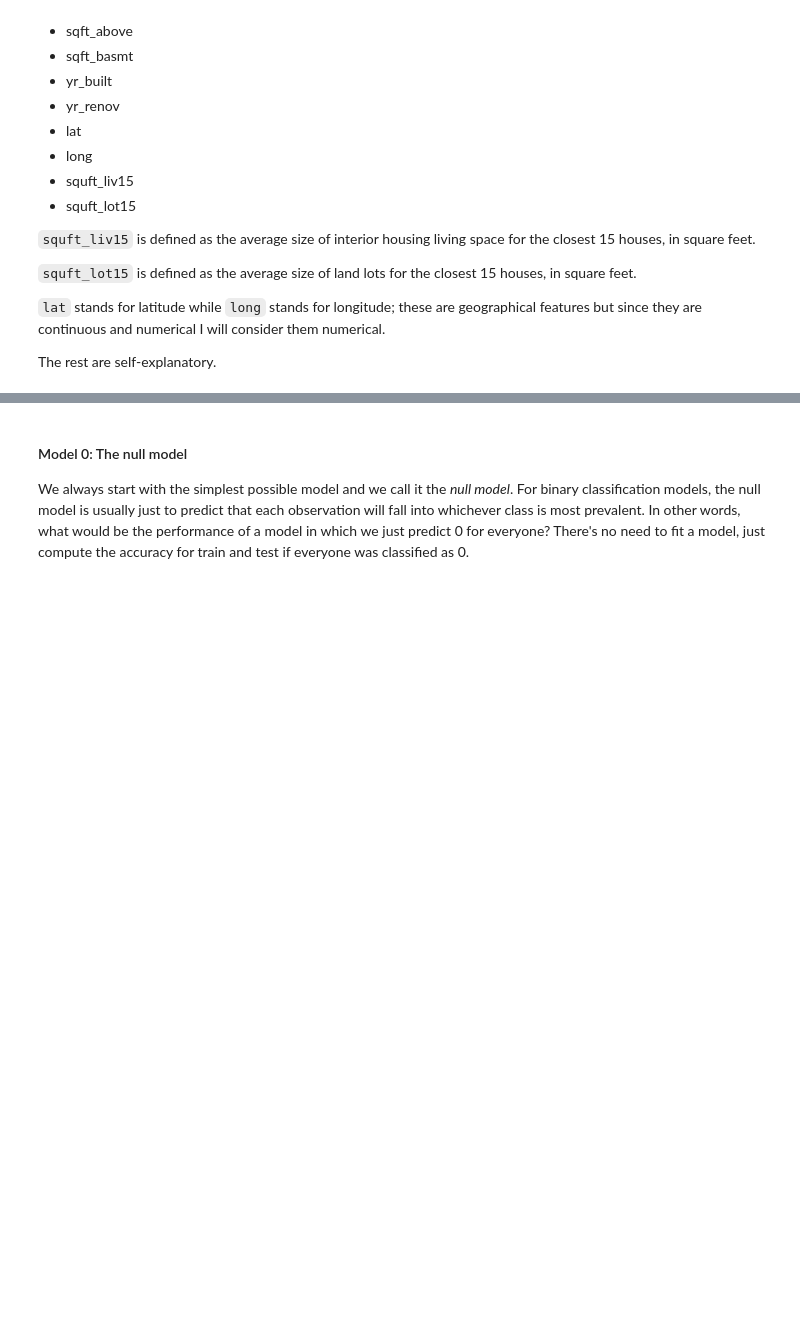
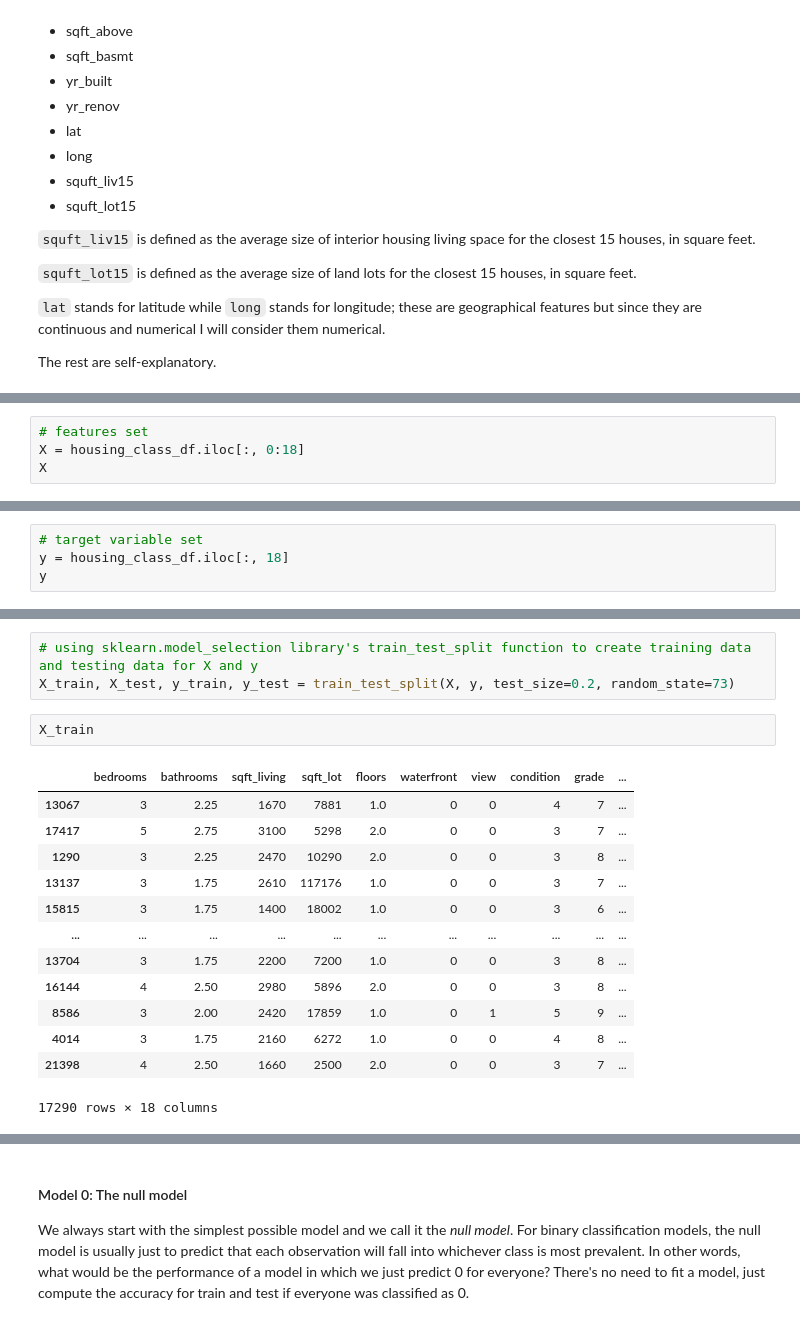
Before and after one commit to dimasmoosa/HW1_KC_HouseSales, a Jupyter notebook: aap_hw1_s22_sklearn.ipynb, the cells around one changed output, grey strips where cells are left out. Saved outputs shown, nothing was run; the diff lists cells and outputs as text; blank space fills up the shorter version.

```diff
--- a/aap_hw1_s22_sklearn.ipynb
+++ b/aap_hw1_s22_sklearn.ipynb
@@ -235,0 +308,4 @@ You are going to build a few different logistic regression models using all of t
+# %%
+# features set
+X = housing_class_df.iloc[:, 0:18]
+X
@@ -235,0 +326,4 @@ You are going to build a few different logistic regression models using all of t
+# %%
+# target variable set
+y = housing_class_df.iloc[:, 18]
+y
@@ -235,0 +343,19 @@ You are going to build a few different logistic regression models using all of t
+# %%
+# using sklearn.model_selection library's train_test_split function to create training data and testing data for X and y
+X_train, X_test, y_train, y_test = train_test_split(X, y, test_size=0.2, random_state=73)
+# %%
+X_train
+# %% [output]
+|  | bedrooms | bathrooms | sqft_living | sqft_lot | floors | waterfront | view | condition | grade | ... |
+| 13067 | 3 | 2.25 | 1670 | 7881 | 1.0 | 0 | 0 | 4 | 7 | ... |
+| 17417 | 5 | 2.75 | 3100 | 5298 | 2.0 | 0 | 0 | 3 | 7 | ... |
+| 1290 | 3 | 2.25 | 2470 | 10290 | 2.0 | 0 | 0 | 3 | 8 | ... |
+| 13137 | 3 | 1.75 | 2610 | 117176 | 1.0 | 0 | 0 | 3 | 7 | ... |
+| 15815 | 3 | 1.75 | 1400 | 18002 | 1.0 | 0 | 0 | 3 | 6 | ... |
+| ... | ... | ... | ... | ... | ... | ... | ... | ... | ... | ... |
+| 13704 | 3 | 1.75 | 2200 | 7200 | 1.0 | 0 | 0 | 3 | 8 | ... |
+| 16144 | 4 | 2.50 | 2980 | 5896 | 2.0 | 0 | 0 | 3 | 8 | ... |
+| 8586 | 3 | 2.00 | 2420 | 17859 | 1.0 | 0 | 1 | 5 | 9 | ... |
+| 4014 | 3 | 1.75 | 2160 | 6272 | 1.0 | 0 | 0 | 4 | 8 | ... |
+| 21398 | 4 | 2.50 | 1660 | 2500 | 2.0 | 0 | 0 | 3 | 7 | ... |
+17290 rows × 18 columns
```
Also changed, not shown: parts of 26 cells of this notebook.
